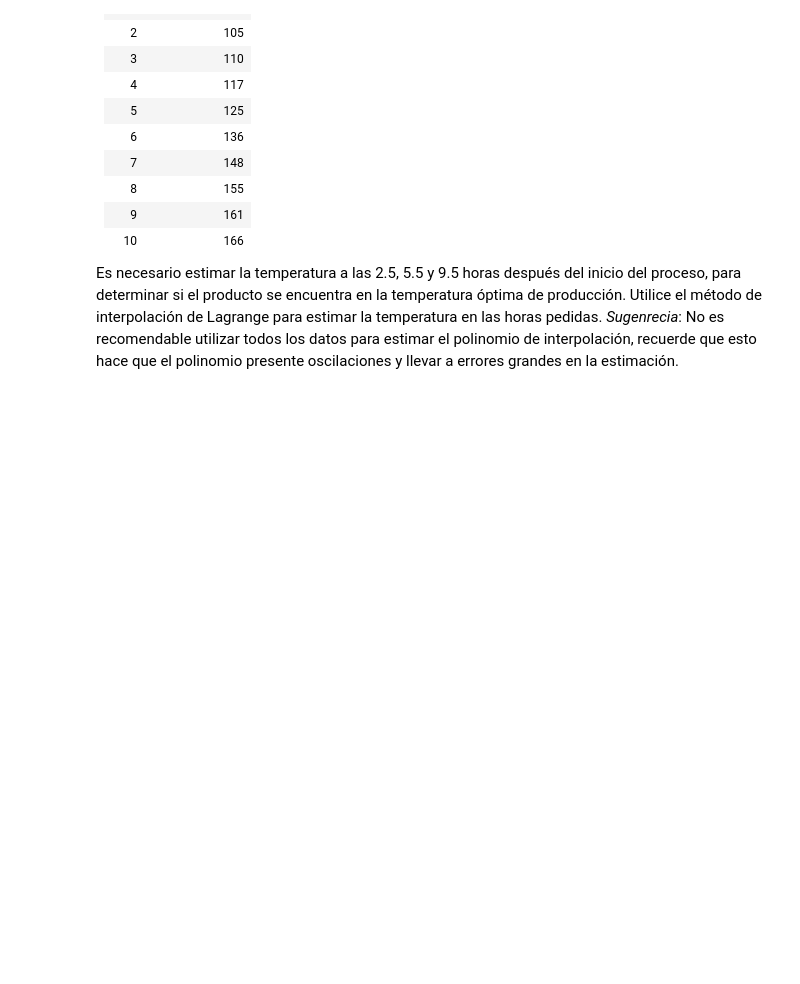
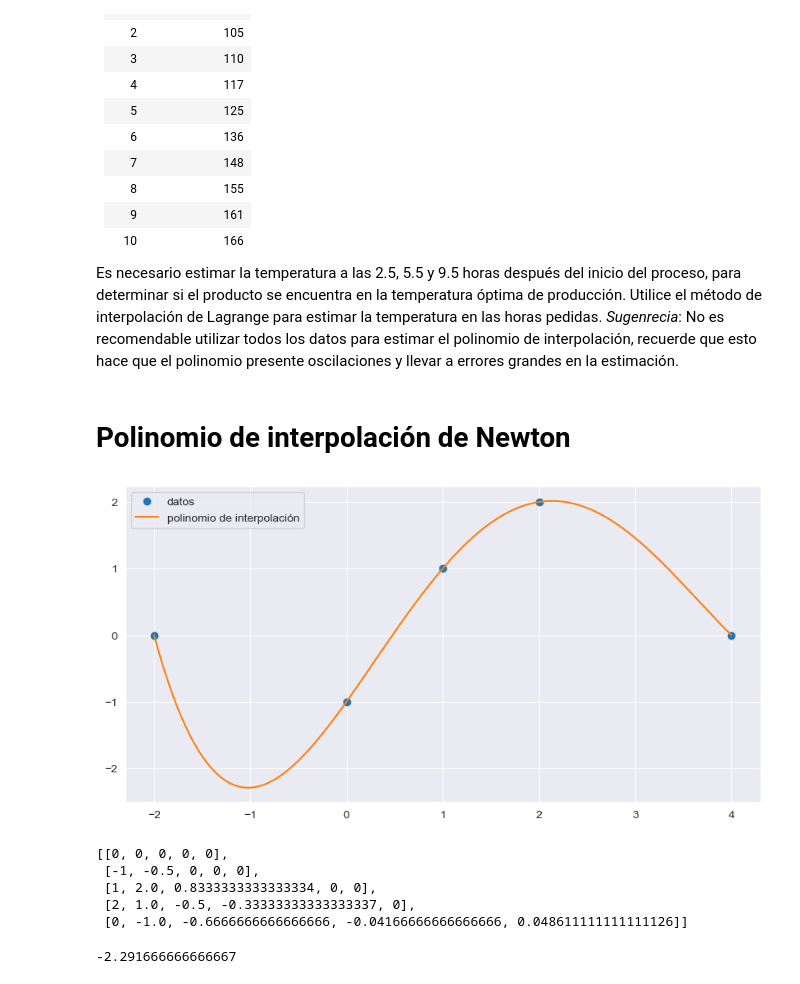
Before and after one commit to caramirezs/MetNum_202260, a Jupyter notebook: 2.1_Polinomio_de_interpolacion_de_Lagrange.ipynb, the cells around one changed output. Cells and saved outputs as stored; diff of their text form; code cells hidden in the pictures; blank space fills up the shorter version.

```diff
--- a/2.1_Polinomio_de_interpolacion_de_Lagrange.ipynb
+++ b/2.1_Polinomio_de_interpolacion_de_Lagrange.ipynb
@@ -389,3 +389,18 @@ Supongamos que tenemos un sistema de medición de la temperatura de un proceso q
 
 Es necesario estimar la temperatura a las 2.5, 5.5 y 9.5 horas después del inicio del proceso, para determinar si el producto se encuentra en la temperatura óptima de producción. Utilice el método de interpolación de Lagrange para estimar la temperatura en las horas pedidas.
 *Sugenrecia*: No es recomendable utilizar todos los datos para estimar el polinomio de interpolación, recuerde que esto hace que el polinomio presente oscilaciones y llevar a errores grandes en la estimación.
+# %% [markdown]
+# Polinomio de interpolación de Newton
+# %%
+x = [-2, 0, 1, 2, 4]
+y = [0, -1, 1, 2, 0]
+pol_newton = lambda x: (-1/2)*(x+2) + (5/6)*(x+2)*x - (1/3)*(x+2)*x*(x-1) + (7/144)*(x+2)*x*(x-1)*(x-2)
+# %%
+fig, ax = plt.subplots(figsize=(10, 5))
+x_range = np.linspace(min(x), max(x), 1000)
+plt.plot(x, y, 'o', label='datos')
+plt.plot(x_range, pol_newton(x_range), label='polinomio de interpolación')
+plt.legend()
+plt.show()
+# %% [output]
+[figure, added]
@@ -391,0 +446,14 @@ Es necesario estimar la temperatura a las 2.5, 5.5 y 9.5 horas después del inic
+# %%
+datos = list(zip(x,y))
+F, P = NewtonPol(datos)
+F
+# %% [output]
+[[0, 0, 0, 0, 0],
+ [-1, -0.5, 0, 0, 0],
+ [1, 2.0, 0.8333333333333334, 0, 0],
+ [2, 1.0, -0.5, -0.33333333333333337, 0],
+ [0, -1.0, -0.6666666666666666, -0.04166666666666666, 0.048611111111111126]]
+# %%
+P(-1)
+# %% [output]
+-2.291666666666667
```
Also changed, not shown: parts of 1 cell of this notebook.
